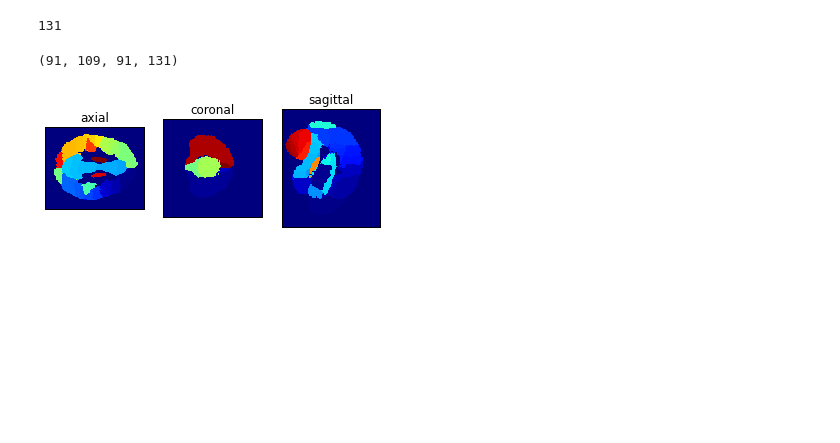
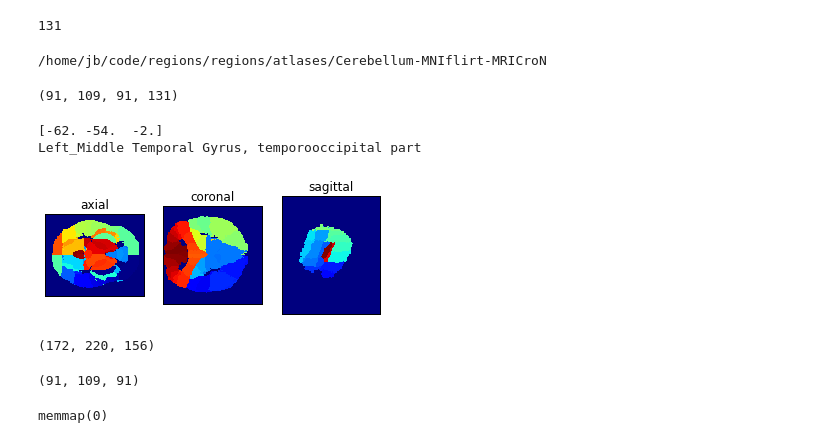
Before and after one commit to jbpoline/regions, a Jupyter notebook: regions/construct_atlas.ipynb, the cells around one changed output. Drawn from its saved outputs; the diff is of its cells as text; code cells hidden in the pictures; blank space fills up the shorter version.

```diff
--- a/regions/construct_atlas.ipynb
+++ b/regions/construct_atlas.ipynb
@@ -422,3 +436,5 @@ B.summary()
 Max values : [memmap(1.0, dtype=float32), memmap(1.0, dtype=float32), memmap(1.0, dtype=float32), memmap(1.0, dtype=float32), memmap(1.0, dtype=float32), memmap(1.0, dtype=float32), memmap(1.0, dtype= ...
 
 Min values : [memmap(-1.0, dtype=float32), memmap(-1.0, dtype=float32), memmap(-1.0, dtype=float32), memmap(-1.0, dtype=float32), memmap(-1.0, dtype=float32), memmap(-1.0, dtype=float32), memmap(-1.0, ...
+# %%
+B._data = B._data.copy()
@@ -428,4 +452,8 @@ Cl.append(B)
 print Cl.nrois
 # %% [output]
 131
+# %%
+print IMGDIR
+# %% [output]
+/home/jb/code/regions/regions/atlases/Cerebellum-MNIflirt-MRICroN
 # %%
@@ -441,15 +469,35 @@ img = nib.Nifti1Image(Cl.parcellation, Cl.affine)
 nib.save(img, "CSC2mm.nii")
 # %%
-roi = 0
+roi = 12
 x,y,z = Cl.max_rois_pos(roi)
+print Cl.affine.dot(np.asarray([x,y,z,1]))[:3]
+print Cl.labels[roi]
+
 pos = [[x, slice(None), slice(None)],
        [slice(None), y, slice(None)],
        [slice(None), slice(None), z]]
 
 titles = ["sagittal", "coronal", "axial"]
 # print [k for k in plt.cm.datad.keys() if not k.endswith('_r')]
 
 #plt.imshow(labels_cort[pos], cmap="flag", interpolation="nearest")
 show_imgs([Cl.parcellation]*3, pos[::-1], cmap="jet", titles=titles[::-1])
 # %% [output]
+[-62. -54.  -2.]
+Left_Middle Temporal Gyrus, temporooccipital part
-[figure, old version]
+[figure, new version]
+# %%
+IMGDIR = osp.join(USER,'code','regions','regions','atlases')
+mni_fname = os.path.join(IMGDIR, 'average305_t1_tal_lin.nii')
+mni_img = nib.load(mni_fname)
+print mni_img.get_data().shape
+# %% [output]
+(172, 220, 156)
+# %%
+img2 = nib.load("CSC2mm.nii")
+print img2.get_data().shape
+(img2.get_data()-Cl.parcellation).max()
+#MNI_PATH = osp.join(USER,'code','pna-notebooks','mni_icbm152_nlin_asym_09a')
+# %% [output]
+(91, 109, 91)
+memmap(0)
```
Also changed, not shown: parts of 11 cells of this notebook.
